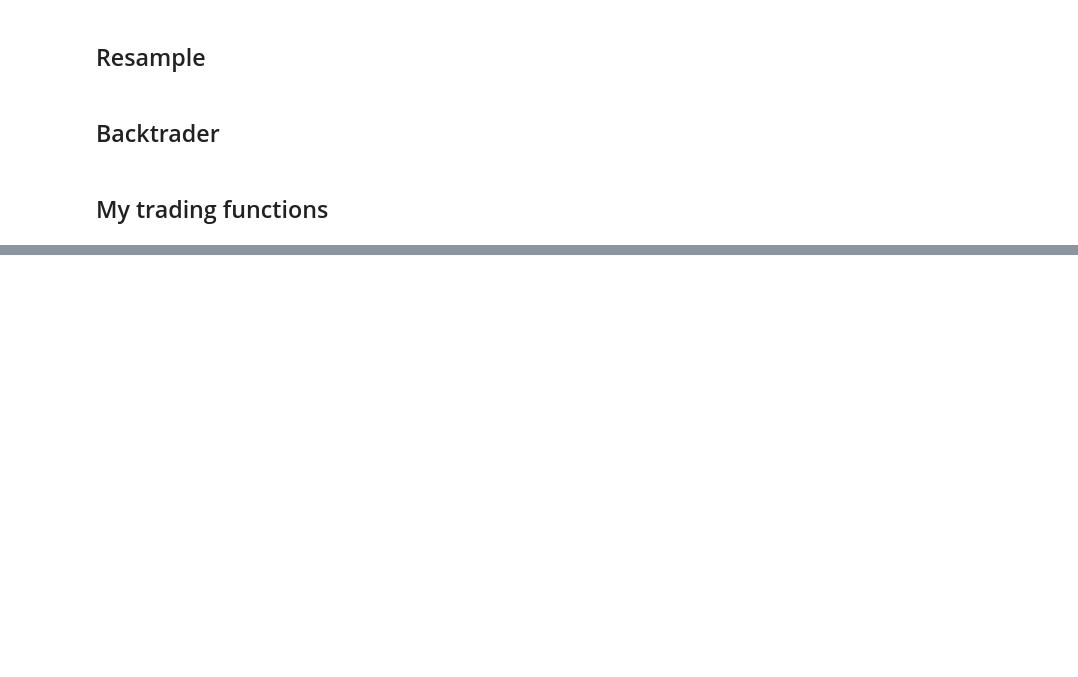
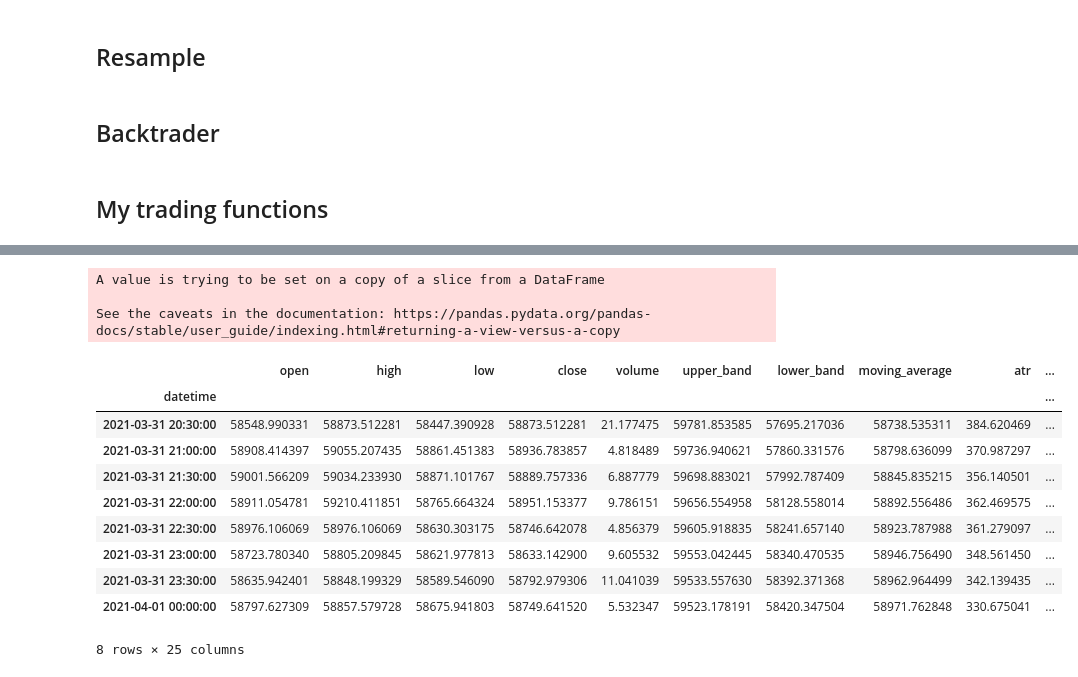
Before and after one commit to liammcknight95/RL_Trader, a Jupyter notebook: Trading.ipynb, the cells around one changed output, grey strips where cells are left out. Cells and saved outputs as stored; diff of their text form; code cells hidden in the pictures; blank space fills up the shorter version.

```diff
--- a/Trading.ipynb
+++ b/Trading.ipynb
@@ -268,0 +394,26 @@ df_trades['dd'] = df_trades.apply(max_dd, axis=1)
+# %%
+
+sl_trigger_time = sub_df[~(sub_df['sl_trigger'] < sub_df['low'])].index
+
+# shortened trade time due to stop loss
+stopped_sub_df = sub_df[sub_df.index<=sl_trigger_time[0]].copy()
+stopped_sub_df['strategy_position'][-1] = -1
+
+# remaining part of the trade, now position need to change to 0
+quitted_sub_df = sub_df[sub_df.index>=sl_trigger_time[0]].copy()
+quitted_sub_df
+# %% [output]
+A value is trying to be set on a copy of a slice from a DataFrame
+
+See the caveats in the documentation: https://pandas.pydata.org/pandas-docs/stable/user_guide/indexing.html#returning-a-view-versus-a-copy
+|  | open | high | low | close | volume | upper_band | lower_band | moving_average | atr | ... |
+| datetime |  |  |  |  |  |  |  |  |  | ... |
+| 2021-03-31 20:30:00 | 58548.990331 | 58873.512281 | 58447.390928 | 58873.512281 | 21.177475 | 59781.853585 | 57695.217036 | 58738.535311 | 384.620469 | ... |
+| 2021-03-31 21:00:00 | 58908.414397 | 59055.207435 | 58861.451383 | 58936.783857 | 4.818489 | 59736.940621 | 57860.331576 | 58798.636099 | 370.987297 | ... |
+| 2021-03-31 21:30:00 | 59001.566209 | 59034.233930 | 58871.101767 | 58889.757336 | 6.887779 | 59698.883021 | 57992.787409 | 58845.835215 | 356.140501 | ... |
+| 2021-03-31 22:00:00 | 58911.054781 | 59210.411851 | 58765.664324 | 58951.153377 | 9.786151 | 59656.554958 | 58128.558014 | 58892.556486 | 362.469575 | ... |
+| 2021-03-31 22:30:00 | 58976.106069 | 58976.106069 | 58630.303175 | 58746.642078 | 4.856379 | 59605.918835 | 58241.657140 | 58923.787988 | 361.279097 | ... |
+| 2021-03-31 23:00:00 | 58723.780340 | 58805.209845 | 58621.977813 | 58633.142900 | 9.605532 | 59553.042445 | 58340.470535 | 58946.756490 | 348.561450 | ... |
+| 2021-03-31 23:30:00 | 58635.942401 | 58848.199329 | 58589.546090 | 58792.979306 | 11.041039 | 59533.557630 | 58392.371368 | 58962.964499 | 342.139435 | ... |
+| 2021-04-01 00:00:00 | 58797.627309 | 58857.579728 | 58675.941803 | 58749.641520 | 5.532347 | 59523.178191 | 58420.347504 | 58971.762848 | 330.675041 | ... |
+8 rows × 25 columns
```
Also changed, not shown: parts of 19 cells of this notebook.
